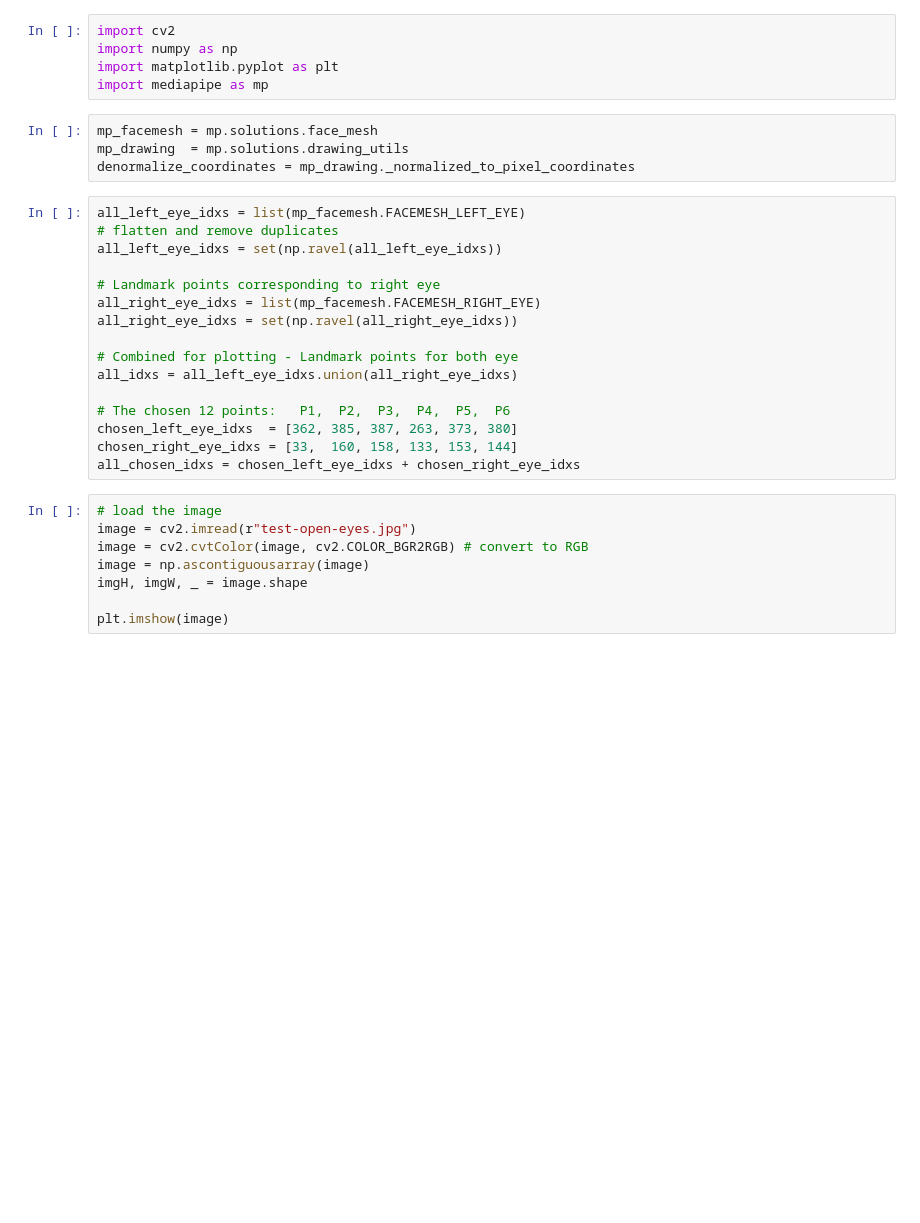
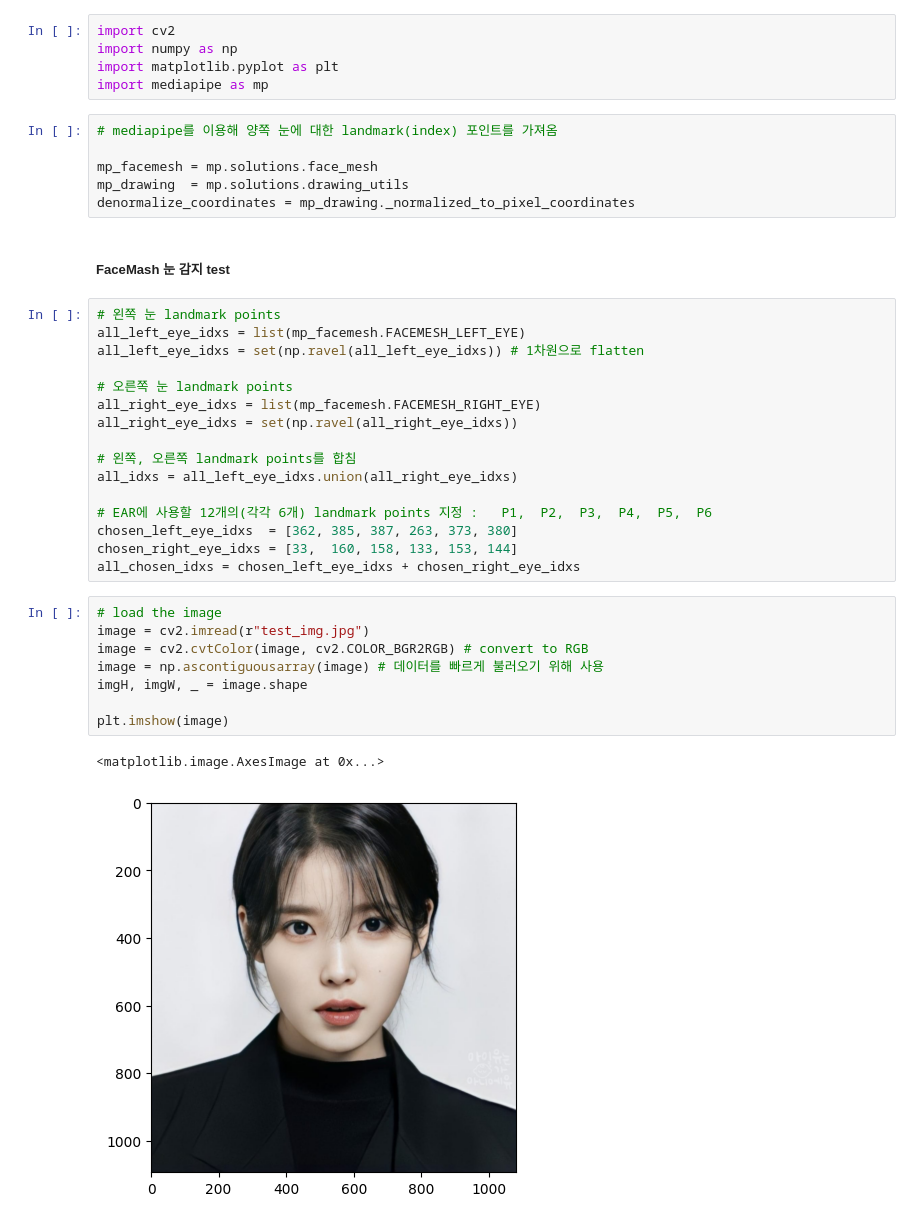
Before and after one commit to iznue/Ml_project, a Jupyter notebook: week8/drowsiness_detection/test.ipynb, the cells around one changed output. Drawn from its saved outputs; the diff is of its cells as text; blank space fills up the shorter version.

```diff
--- a/week8/drowsiness_detection/test.ipynb
+++ b/week8/drowsiness_detection/test.ipynb
@@ -6,31 +6,38 @@ import numpy as np
 import matplotlib.pyplot as plt
 import mediapipe as mp
 # %%
+# mediapipe를 이용해 양쪽 눈에 대한 landmark(index) 포인트를 가져옴
+
 mp_facemesh = mp.solutions.face_mesh
 mp_drawing  = mp.solutions.drawing_utils
 denormalize_coordinates = mp_drawing._normalized_to_pixel_coordinates
+# %% [markdown]
+##### FaceMash 눈 감지 test
 # %%
+# 왼쪽 눈 landmark points
 all_left_eye_idxs = list(mp_facemesh.FACEMESH_LEFT_EYE)
-# flatten and remove duplicates
-all_left_eye_idxs = set(np.ravel(all_left_eye_idxs))
+all_left_eye_idxs = set(np.ravel(all_left_eye_idxs)) # 1차원으로 flatten
 
-# Landmark points corresponding to right eye
+# 오른쪽 눈 landmark points
 all_right_eye_idxs = list(mp_facemesh.FACEMESH_RIGHT_EYE)
 all_right_eye_idxs = set(np.ravel(all_right_eye_idxs))
 
-# Combined for plotting - Landmark points for both eye
+# 왼쪽, 오른쪽 landmark points를 합침
 all_idxs = all_left_eye_idxs.union(all_right_eye_idxs)
 
-# The chosen 12 points:   P1,  P2,  P3,  P4,  P5,  P6
+# EAR에 사용할 12개의(각각 6개) landmark points 지정 :   P1,  P2,  P3,  P4,  P5,  P6
 chosen_left_eye_idxs  = [362, 385, 387, 263, 373, 380]
 chosen_right_eye_idxs = [33,  160, 158, 133, 153, 144]
 all_chosen_idxs = chosen_left_eye_idxs + chosen_right_eye_idxs
 # %%
 # load the image
-image = cv2.imread(r"test-open-eyes.jpg")
+image = cv2.imread(r"test_img.jpg")
 image = cv2.cvtColor(image, cv2.COLOR_BGR2RGB) # convert to RGB
-image = np.ascontiguousarray(image)
+image = np.ascontiguousarray(image) # 데이터를 빠르게 불러오기 위해 사용
 imgH, imgW, _ = image.shape
 
 plt.imshow(image)
+# %% [output]
+<matplotlib.image.AxesImage at 0x...>
+[figure, added]
 # %%
```
Also changed, not shown: parts of 10 cells of this notebook, 1 other file.
